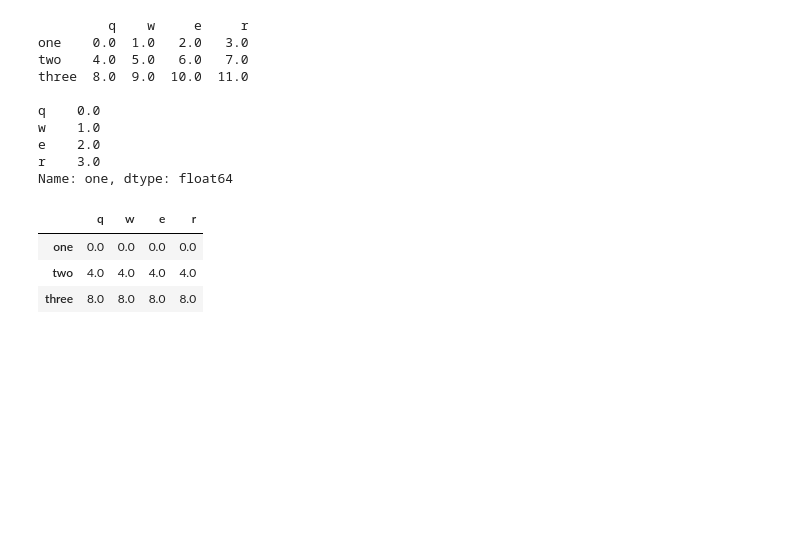
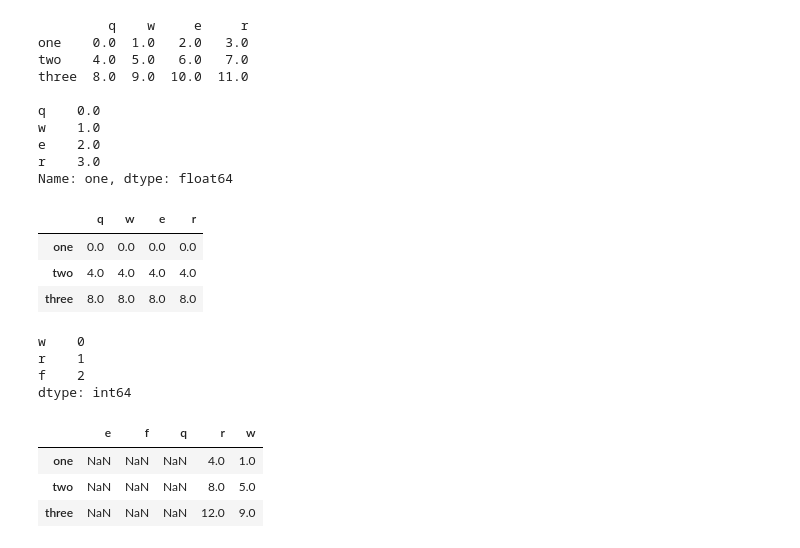
Before and after one commit to now-101/numpy_camp, a Jupyter notebook: task02.ipynb, the cells around one changed output. Drawn from its saved outputs; the diff is of its cells as text; code cells hidden in the pictures; blank space fills up the shorter version.

```diff
--- a/task02.ipynb
+++ b/task02.ipynb
@@ -740,0 +738,17 @@ frame - series
+# %%
+# 如果某个索引值在DataFrame的列或Series的索引中找不到，
+# 则参与运算的两个对象就会被重新索引以形成并集
+series2 = pd.Series(range(3), index=['w', 'r', 'f'])
+series2
+# %% [output]
+w    0
+r    1
+f    2
+dtype: int64
+# %%
+series2 + frame
+# %% [output]
+|  | e | f | q | r | w |
+| one | NaN | NaN | NaN | 4.0 | 1.0 |
+| two | NaN | NaN | NaN | 8.0 | 5.0 |
+| three | NaN | NaN | NaN | 12.0 | 9.0 |
```
Also changed, not shown: parts of 3 cells of this notebook.
